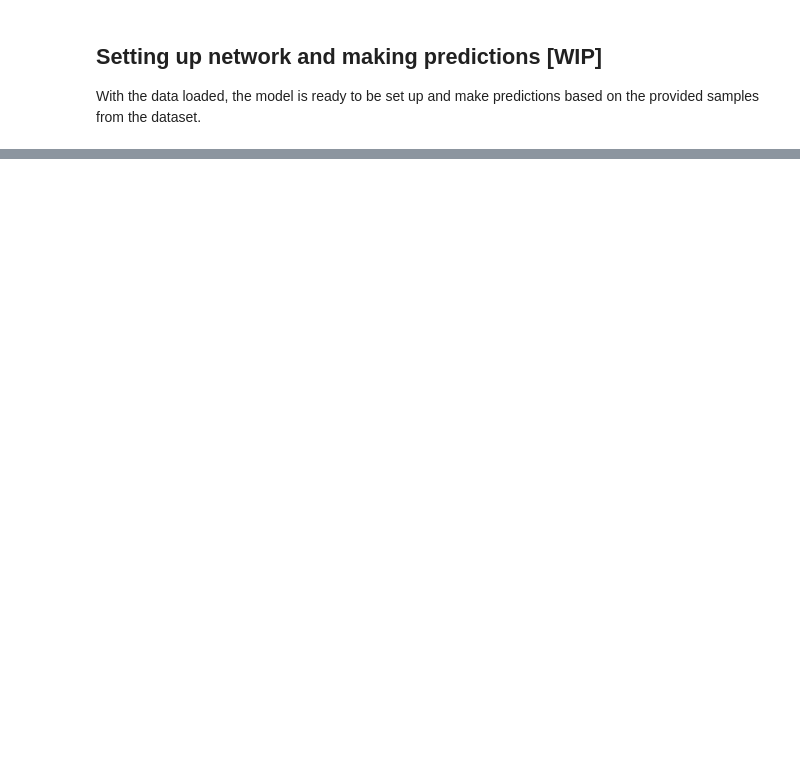
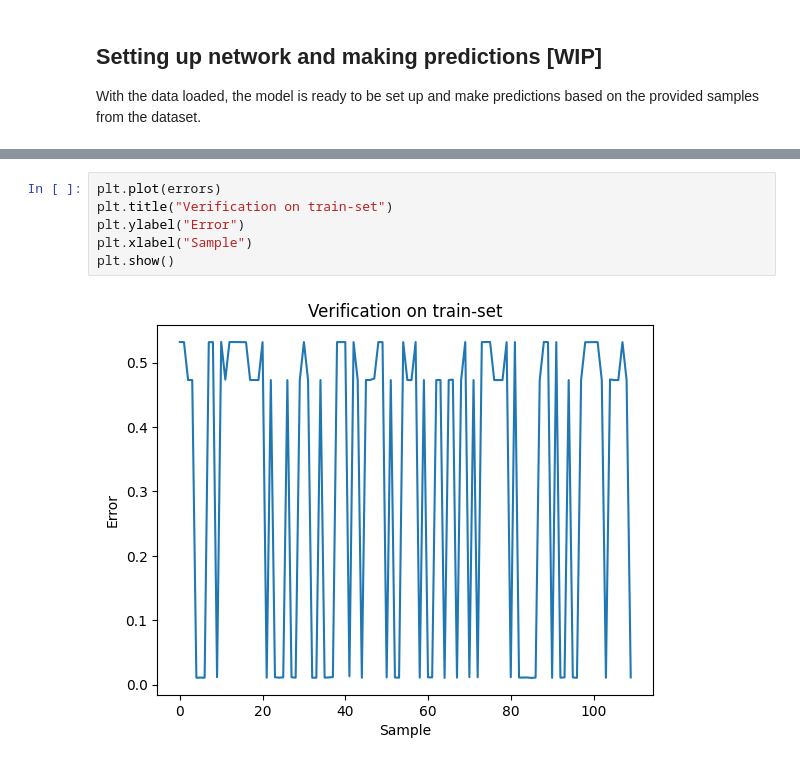
Before and after one commit to simensal/BioplausibleNN_MasterThesis_Code, a Jupyter notebook: ANN.ipynb, the cells around one changed output, grey strips where cells are left out. Drawn from its saved outputs; the diff is of its cells as text; blank space fills up the shorter version.

```diff
--- a/ANN.ipynb
+++ b/ANN.ipynb
@@ -222,0 +309,8 @@ for idx, sample in x.iterrows():
+# %%
+plt.plot(errors)
+plt.title("Verification on train-set")
+plt.ylabel("Error")
+plt.xlabel("Sample")
+plt.show()
+# %% [output]
+[figure, added]
```
Also changed, not shown: parts of 19 cells of this notebook.
